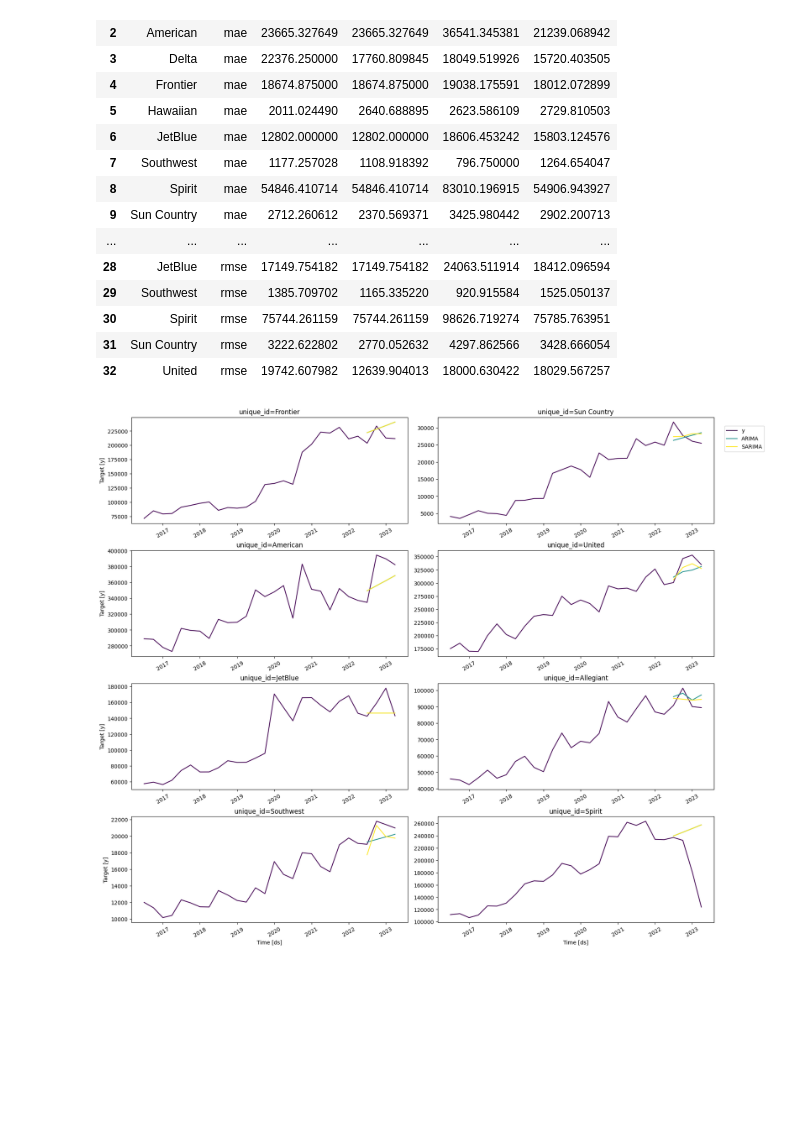
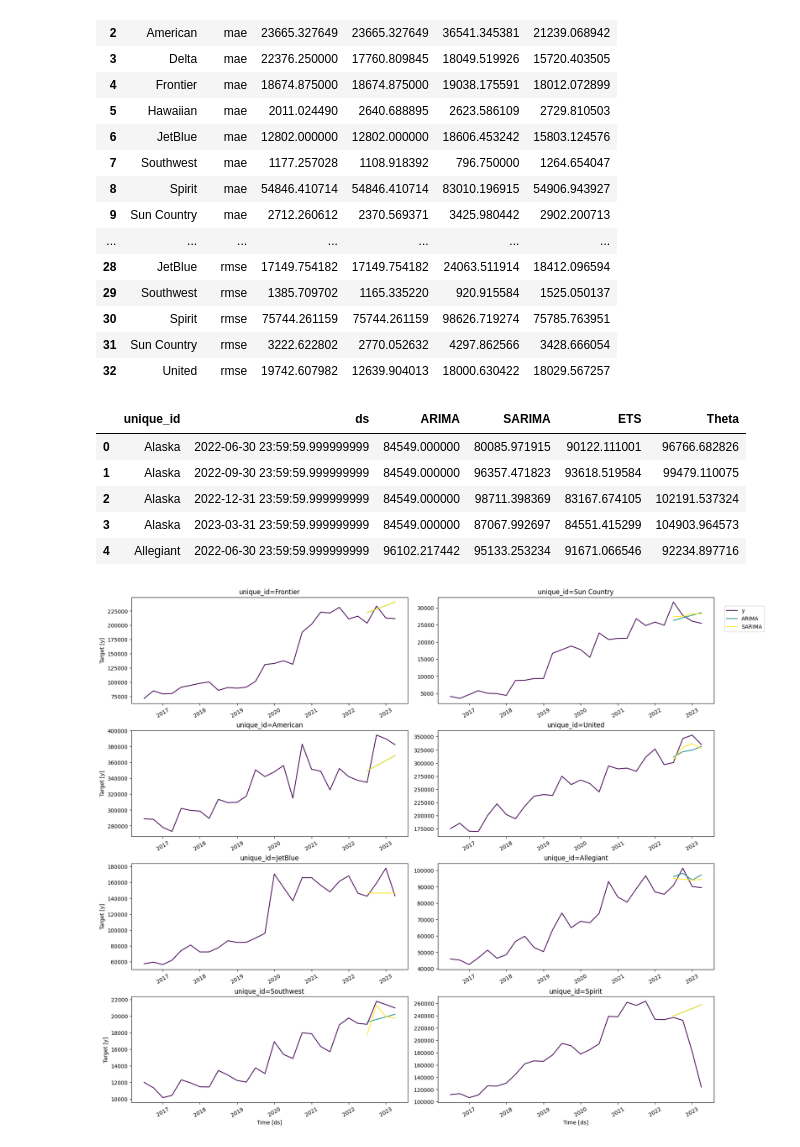
Before and after one commit to PranavShidlaghatta/BaggageRevenueModel, a Jupyter notebook: notebooks/bag_rev_forecast_on_offset.ipynb, the cells around one changed output. Drawn from its saved outputs; the diff is of its cells as text; code cells hidden in the pictures; blank space fills up the shorter version.

Commit message:
pickled original models

```diff
--- a/notebooks/bag_rev_forecast_on_offset.ipynb
+++ b/notebooks/bag_rev_forecast_on_offset.ipynb
@@ -115,6 +115,29 @@ arima_eval
 | 30 | Spirit | rmse | 75744.261159 | 75744.261159 | 98626.719274 | 75785.763951 |
 | 31 | Sun Country | rmse | 3222.622802 | 2770.052632 | 4297.862566 | 3428.666054 |
 | 32 | United | rmse | 19742.607982 | 12639.904013 | 18000.630422 | 18029.567257 |
+# %%
+# Pickling models for later usage
+
+import pickle
+
+with open("/home/rayan/Southwest_stuff/BaggageRevenueModel/models/saved_models/sf_models.pkl", "wb") as f:
+    pickle.dump(sf, f)
+
+# Test load
+with open("/home/rayan/Southwest_stuff/BaggageRevenueModel/models/saved_models/sf_models.pkl", "rb") as f:
+    sf_loaded = pickle.load(f)
+
+# Test forecast
+preds = sf_loaded.predict(h=horizon)
+
+preds.head()
+# %% [output]
+|  | unique_id | ds | ARIMA | SARIMA | ETS | Theta |
+| 0 | Alaska | 2022-06-30 23:59:59.999999999 | 84549.000000 | 80085.971915 | 90122.111001 | 96766.682826 |
+| 1 | Alaska | 2022-09-30 23:59:59.999999999 | 84549.000000 | 96357.471823 | 93618.519584 | 99479.110075 |
+| 2 | Alaska | 2022-12-31 23:59:59.999999999 | 84549.000000 | 98711.398369 | 83167.674105 | 102191.537324 |
+| 3 | Alaska | 2023-03-31 23:59:59.999999999 | 84549.000000 | 87067.992697 | 84551.415299 | 104903.964573 |
+| 4 | Allegiant | 2022-06-30 23:59:59.999999999 | 96102.217442 | 95133.253234 | 91671.066546 | 92234.897716 |
 # %%
 # plotting
 
```
Also changed, not shown: 1 other file.
